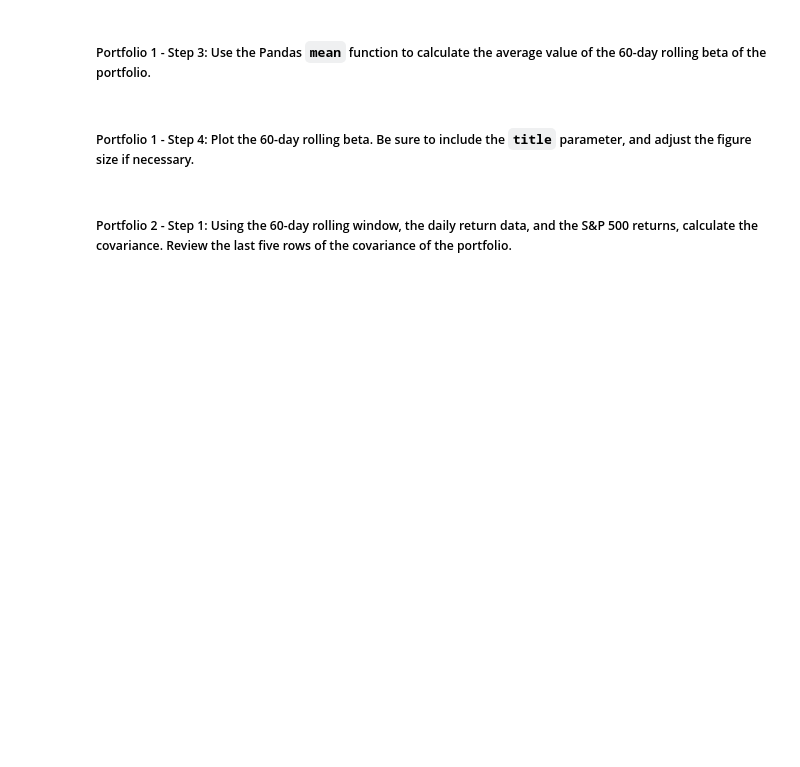
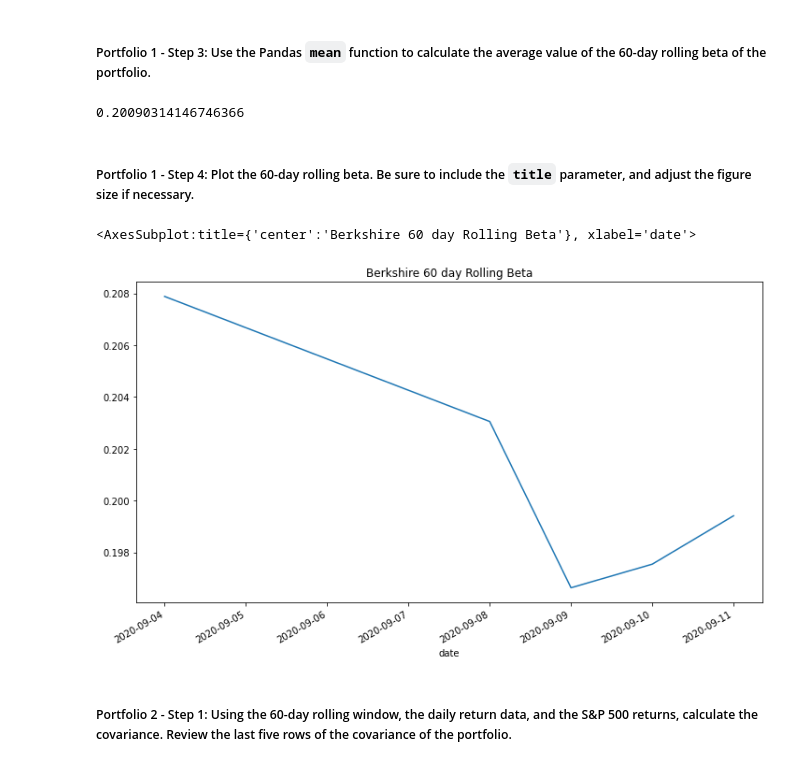
Before and after one commit to ItsFa-tih/Week4-Challange, a Jupyter notebook: risk_return_analysis.ipynb, the cells around one changed output. Cells and saved outputs as stored; diff of their text form; code cells hidden in the pictures; blank space fills up the shorter version.

```diff
--- a/risk_return_analysis.ipynb
+++ b/risk_return_analysis.ipynb
@@ -108,7 +108,7 @@ import numpy
 # %%
 # Import the data by reading in the CSV file and setting the DatetimeIndex
 # Review the first 5 rows of the DataFrame
-whales=pd.read_csv(Path('..\Starter_Code\Resources\whale_navs.csv'), index_col='date', infer_datetime_format=True, parse_dates=True )
+whales=pd.read_csv(Path('..\Week4-Challange\Resources\whale_navs.csv'), index_col='date', infer_datetime_format=True, parse_dates=True )
 whales.head()
 # %% [output]
 |  | SOROS FUND MANAGEMENT LLC | PAULSON & CO.INC. | TIGER GLOBAL MANAGEMENT LLC | BERKSHIRE HATHAWAY INC | S&P 500 |
@@ -380,4 +386,6 @@ Name: S&P 500, dtype: float64
 # %%
 # Calculate the covariance using a 60-day rolling window
 # Review the last five rows of the covariance data
-# YOUR CODE HERE
+
+bs_covariance= whale_returns['BERKSHIRE HATHAWAY INC'].rolling(60).cov(whale_returns['S&P 500']).tail()
+bs_covariance
@@ -386,4 +402,6 @@ Name: S&P 500, dtype: float64
 # %%
 # Calculate the beta based on the 60-day rolling covariance compared to the market (S&P 500)
 # Review the last five rows of the beta information
-# YOUR CODE HERE
+#This is not consistent with the cov/rolling behavior
+bs_beta=bs_covariance/whale_returns['S&P 500'].rolling(60).var()
+bs_beta.tail()
@@ -391,13 +417,19 @@ Name: S&P 500, dtype: float64
 ##### Portfolio 1 - Step 3: Use the Pandas `mean` function to calculate the average value of the 60-day rolling beta of the portfolio.
 # %%
 # Calculate the average of the 60-day rolling beta
-# YOUR CODE HERE
+#why not rolling here ? FE
+bs_beta.mean()
+# %% [output]
+0.20090314146746366
 # %% [markdown]
 ##### Portfolio 1 - Step 4: Plot the 60-day rolling beta. Be sure to include the `title` parameter, and adjust the figure size if necessary.
 # %%
 # Plot the rolling beta
 # Include a title parameter and adjust the figure size
-# YOUR CODE HERE
+bs_beta.plot(figsize=(12,7), title = 'Berkshire 60 day Rolling Beta')
+# %% [output]
+<AxesSubplot:title={'center':'Berkshire 60 day Rolling Beta'}, xlabel='date'>
+[figure, added]
 # %% [markdown]
 ##### Portfolio 2 - Step 1: Using the 60-day rolling window, the daily return data, and the S&P 500 returns, calculate the covariance. Review the last five rows of the covariance of the portfolio.
 # %%
```
Also changed, not shown: parts of 11 cells of this notebook.
